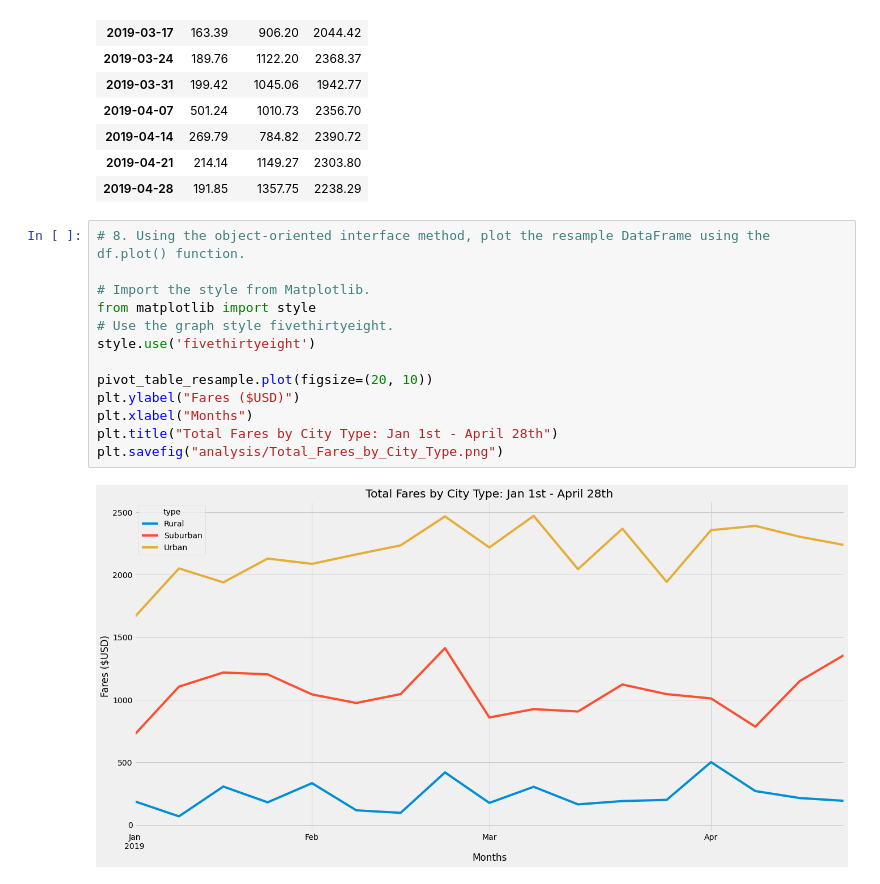
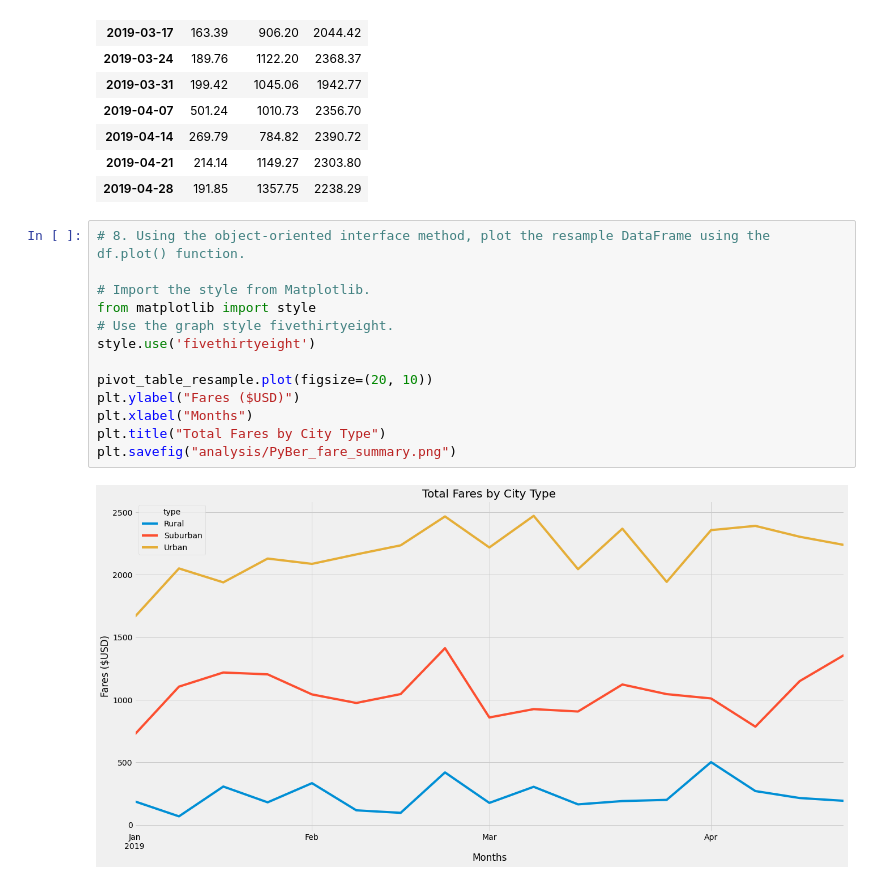
Before and after one commit to jwolfe27/PyBer_Analysis, a Jupyter notebook: PyBer_Challenge.ipynb, the cells around one changed output. Drawn from its saved outputs; the diff is of its cells as text.

```diff
--- a/PyBer_Challenge.ipynb
+++ b/PyBer_Challenge.ipynb
@@ -270,15 +270,15 @@ pivot_table_resample
 # %%
 # 8. Using the object-oriented interface method, plot the resample DataFrame using the df.plot() function.
 
 # Import the style from Matplotlib.
 from matplotlib import style
 # Use the graph style fivethirtyeight.
 style.use('fivethirtyeight')
 
 pivot_table_resample.plot(figsize=(20, 10))
 plt.ylabel("Fares ($USD)")
 plt.xlabel("Months")
-plt.title("Total Fares by City Type: Jan 1st - April 28th")
-plt.savefig("analysis/Total_Fares_by_City_Type.png")
+plt.title("Total Fares by City Type")
+plt.savefig("analysis/PyBer_fare_summary.png")
 # %% [output]
-[figure, old version]
+[figure, new version]
```
Also changed, not shown: 1 other file.
